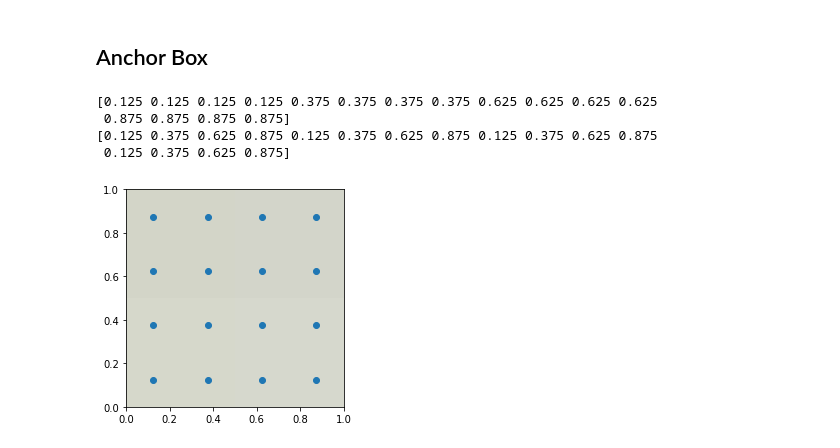
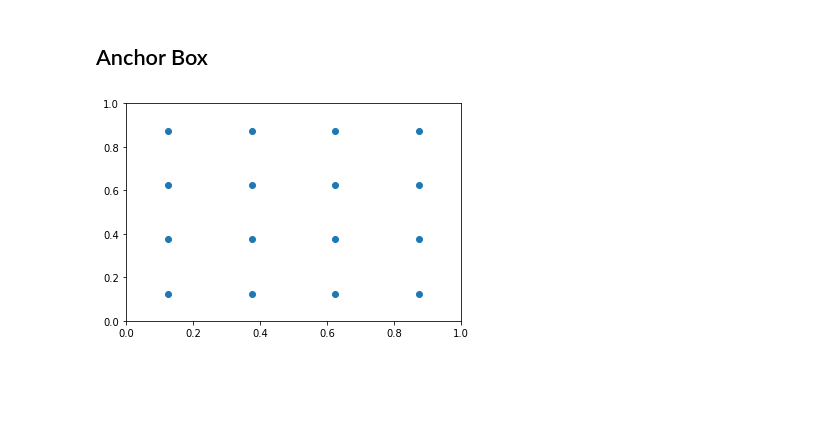
Before and after one commit to 10zinten/Driverless-project, a Jupyter notebook: object-detection/prototype/SSD cone detection.ipynb, the cells around one changed output. Drawn from its saved outputs; the diff is of its cells as text; code cells hidden in the pictures; blank space fills up the shorter version.

```diff
--- a/object-detection/prototype/SSD cone detection.ipynb
+++ b/object-detection/prototype/SSD cone detection.ipynb
@@ -226,0 +230,3 @@ im.shape
+# %%
+pad = im[-1:, :, :]
+pad.shape; plt.imshow(pad)
@@ -226,0 +236,4 @@ im.shape
+# %%
+for _ in range(int((im.shape[1] - im.shape[0]) / 1)):
+    im = np.vstack((im, pad))
+im.shape; plt.imshow(im)
@@ -370,27 +386,21 @@ plt.tight_layout()
 # %%
 anc_grid = 4
 k = 1
 
 anc_offset = 1/(anc_grid*2)
 anc_x = np.repeat(np.linspace(anc_offset, 1-anc_offset, anc_grid), anc_grid)
 anc_y = np.tile(np.linspace(anc_offset, 1-anc_offset, anc_grid), anc_grid)
-print(anc_x)
-print(anc_y)
+
 anc_ctrs = np.tile(np.stack([anc_x,anc_y], axis=1), (k,1))
 anc_sizes = np.array([[1/anc_grid,1/anc_grid] for i in range(anc_grid*anc_grid)])
 anchors = np.concatenate([anc_ctrs, anc_sizes], axis=1)
 
 grid_sizes = np.array([1/anc_grid])
 plt.scatter(anc_x, anc_y)
-plt.imshow(im)
 plt.xlim(0, 1)
 plt.ylim(0, 1);
 # %% [output]
-[0.125 0.125 0.125 0.125 0.375 0.375 0.375 0.375 0.625 0.625 0.625 0.625
- 0.875 0.875 0.875 0.875]
-[0.125 0.375 0.625 0.875 0.125 0.375 0.625 0.875 0.125 0.375 0.625 0.875
- 0.125 0.375 0.625 0.875]
-[figure, old version]
+[figure, new version]
 # %%
 anchors
 # %% [output]
```
Also changed, not shown: parts of 11 cells of this notebook.
